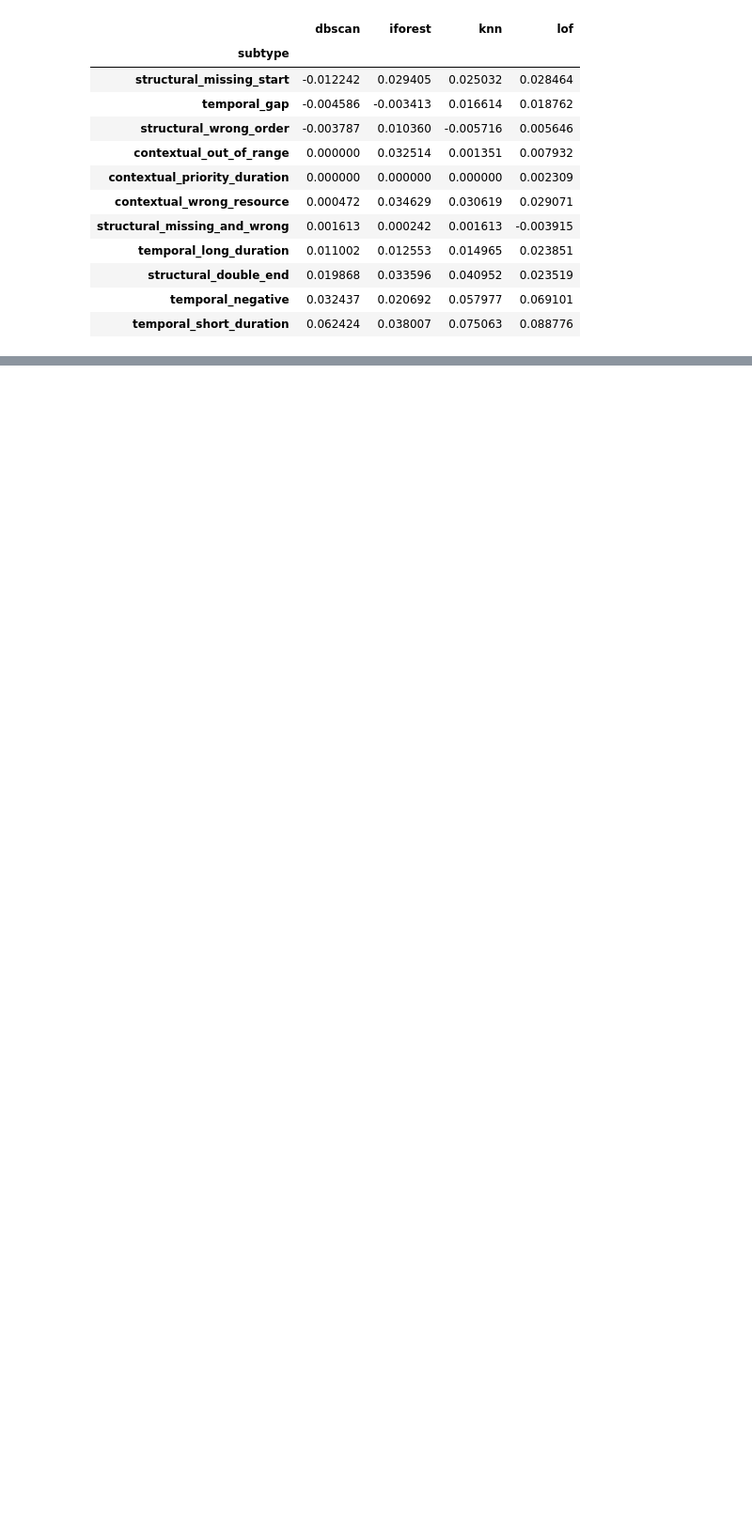
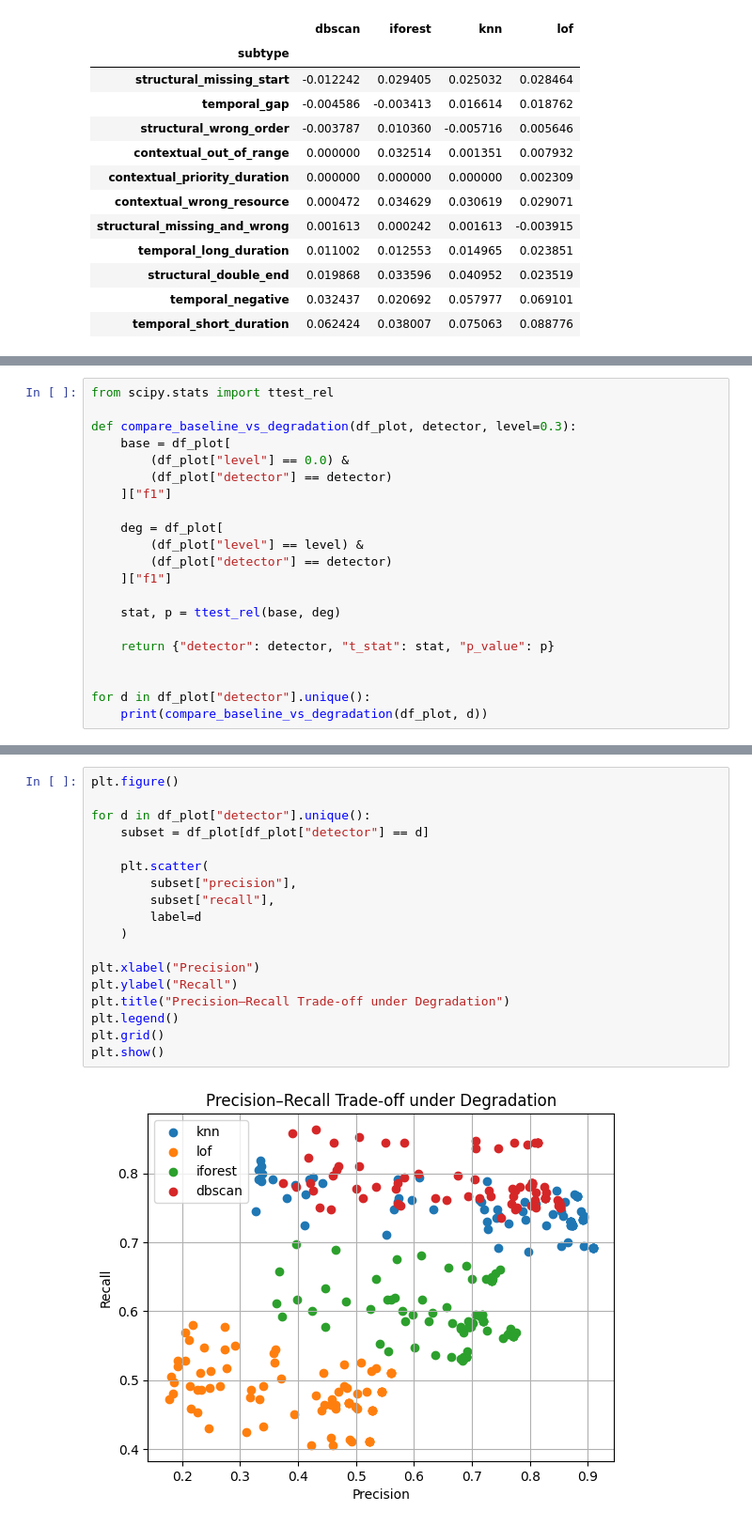
Before and after one commit to andreasdarsa/Data-Quality-Impact-on-Business-Process-Anomaly-Detection, a Jupyter notebook: experiments/analysis.ipynb, the cells around one changed output, grey strips where cells are left out. Shown at 94% size. Cells and saved outputs as stored; diff of their text form; blank space fills up the shorter version.

```diff
--- a/experiments/analysis.ipynb
+++ b/experiments/analysis.ipynb
@@ -611,0 +614,21 @@ display(combined)
+# %%
+from scipy.stats import ttest_rel
+
+def compare_baseline_vs_degradation(df_plot, detector, level=0.3):
+    base = df_plot[
+        (df_plot["level"] == 0.0) &
+        (df_plot["detector"] == detector)
+    ]["f1"]
+
+    deg = df_plot[
+        (df_plot["level"] == level) &
+        (df_plot["detector"] == detector)
+    ]["f1"]
+
+    stat, p = ttest_rel(base, deg)
+
+    return {"detector": detector, "t_stat": stat, "p_value": p}
+
+
+for d in df_plot["detector"].unique():
+    print(compare_baseline_vs_degradation(df_plot, d))
@@ -611,0 +666,20 @@ display(combined)
+# %%
+plt.figure()
+
+for d in df_plot["detector"].unique():
+    subset = df_plot[df_plot["detector"] == d]
+
+    plt.scatter(
+        subset["precision"],
+        subset["recall"],
+        label=d
+    )
+
+plt.xlabel("Precision")
+plt.ylabel("Recall")
+plt.title("Precision–Recall Trade-off under Degradation")
+plt.legend()
+plt.grid()
+plt.show()
+# %% [output]
+[figure, added]
```
Also changed, not shown: parts of 8 cells of this notebook, 1 other file.
